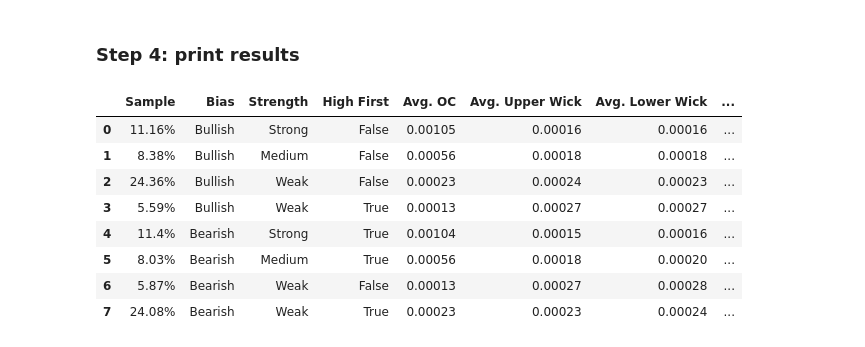
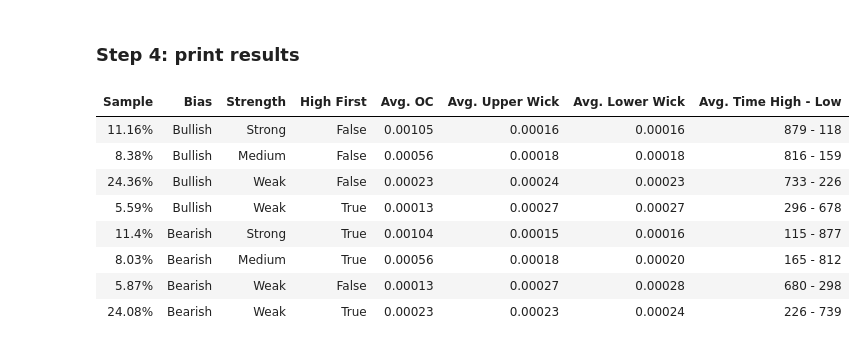
Before and after one commit to ironhak/test4anti, a Jupyter notebook: classify_candles v2.ipynb, the cells around one changed output. Saved outputs shown, nothing was run; the diff lists cells and outputs as text; code cells hidden in the pictures.

```diff
--- a/classify_candles v2.ipynb
+++ b/classify_candles v2.ipynb
@@ -187,6 +187,7 @@ df
 ### Step 4: print results
 # %%
 from tabulate import tabulate
+from IPython.display import display, HTML
 
 # Possible values in each column
 unique_biases = ['Bullish','Doji','Bearish']
@@ -199,41 +200,41 @@ result_data = []
 pd.options.display.float_format = '{:.5f}'.format
 
 # Iterate over combinations and calculate mean
 for bias in unique_biases:
     for strength in unique_strengthes:
         for high_first in unique_high_first_values:
             subset = df[(df['Bias'] == bias) & (df['Strength'] == strength) & (df['High first'] == high_first)]
             sample = ( subset.size / df.size ) *100 # This is the % of occurrences
 
             if sample >1: # I do not consider configurations that happenes less than 1% of times
 
                 # Average OC
                 mean_oc = subset['Open - Close'].mean()
                 mean_oc = mean_oc
                 # Average Higher and Lower wick
                 mean_uwk = subset['Upper Wick'].mean()
                 mean_lwk = subset['Lower Wick'].mean()
                 # Average time of High and time of Low
                 mean_thigh = int(round(subset['High time'].mean(),0))
                 mean_tlow = int(round(subset['Low time'].mean(),0))
                 time_ = f'{mean_thigh} - {mean_tlow}'
 
                 result_data.append({'Sample':f'{round(sample,2)}%','Bias': bias, 'Strength': strength, 'High First': high_first, 'Avg. OC': mean_oc,
                                     'Avg. Upper Wick': mean_uwk, 'Avg. Lower Wick':mean_lwk,'Avg. Time High - Low': time_})
 
 # Convert the list of dictionaries to a DataFrame
 result_df = pd.DataFrame(result_data)
 
 # Print the formatted table
-#print(tabulate(result_df, headers='keys', tablefmt='simple_outline', showindex=False, floatfmt=".5f", numalign="center", stralign="center"))
-result_df
+display(HTML(tabulate(result_df, headers='keys', tablefmt='html', showindex=False, floatfmt=".5f", numalign="center", stralign="center")))
+#result_df
 # %% [output]
-|  | Sample | Bias | Strength | High First | Avg. OC | Avg. Upper Wick | Avg. Lower Wick | ... |
-| 0 | 11.16% | Bullish | Strong | False | 0.00105 | 0.00016 | 0.00016 | ... |
-| 1 | 8.38% | Bullish | Medium | False | 0.00056 | 0.00018 | 0.00018 | ... |
-| 2 | 24.36% | Bullish | Weak | False | 0.00023 | 0.00024 | 0.00023 | ... |
-| 3 | 5.59% | Bullish | Weak | True | 0.00013 | 0.00027 | 0.00027 | ... |
-| 4 | 11.4% | Bearish | Strong | True | 0.00104 | 0.00015 | 0.00016 | ... |
-| 5 | 8.03% | Bearish | Medium | True | 0.00056 | 0.00018 | 0.00020 | ... |
-| 6 | 5.87% | Bearish | Weak | False | 0.00013 | 0.00027 | 0.00028 | ... |
-| 7 | 24.08% | Bearish | Weak | True | 0.00023 | 0.00023 | 0.00024 | ... |
+| Sample | Bias | Strength | High First | Avg. OC | Avg. Upper Wick | Avg. Lower Wick | Avg. Time High - Low |
+| 11.16% | Bullish | Strong | False | 0.00105 | 0.00016 | 0.00016 | 879 - 118 |
+| 8.38% | Bullish | Medium | False | 0.00056 | 0.00018 | 0.00018 | 816 - 159 |
+| 24.36% | Bullish | Weak | False | 0.00023 | 0.00024 | 0.00023 | 733 - 226 |
+| 5.59% | Bullish | Weak | True | 0.00013 | 0.00027 | 0.00027 | 296 - 678 |
+| 11.4% | Bearish | Strong | True | 0.00104 | 0.00015 | 0.00016 | 115 - 877 |
+| 8.03% | Bearish | Medium | True | 0.00056 | 0.00018 | 0.00020 | 165 - 812 |
+| 5.87% | Bearish | Weak | False | 0.00013 | 0.00027 | 0.00028 | 680 - 298 |
+| 24.08% | Bearish | Weak | True | 0.00023 | 0.00023 | 0.00024 | 226 - 739 |
```
Also changed, not shown: 9 other files.
